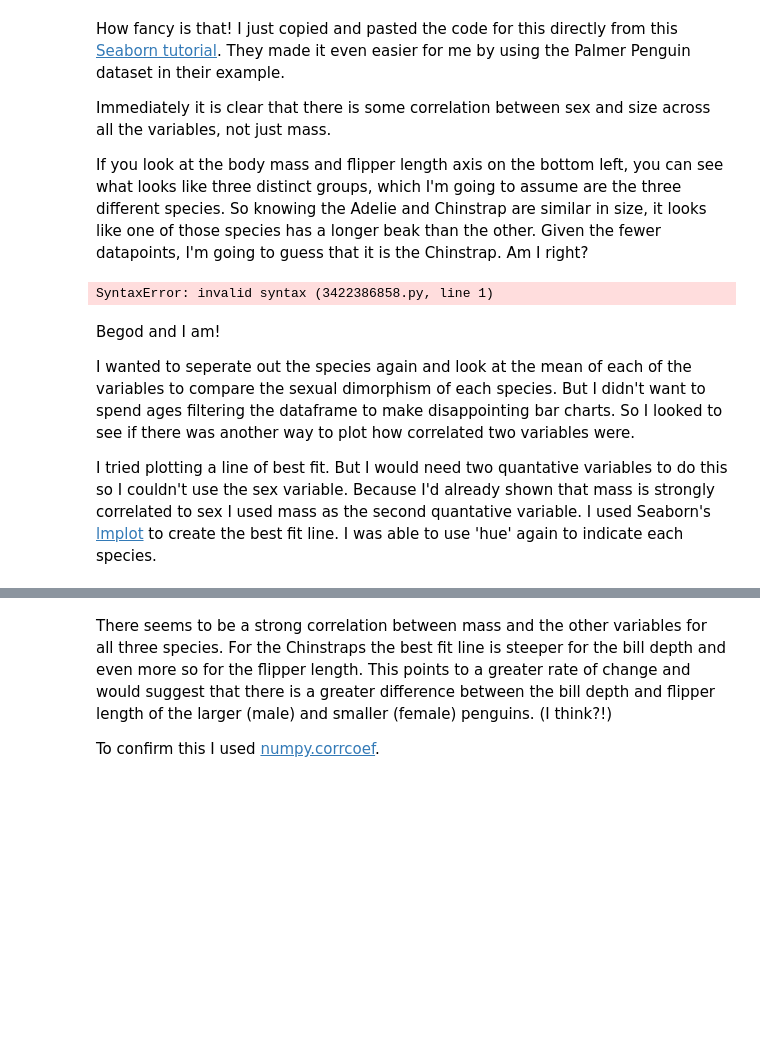
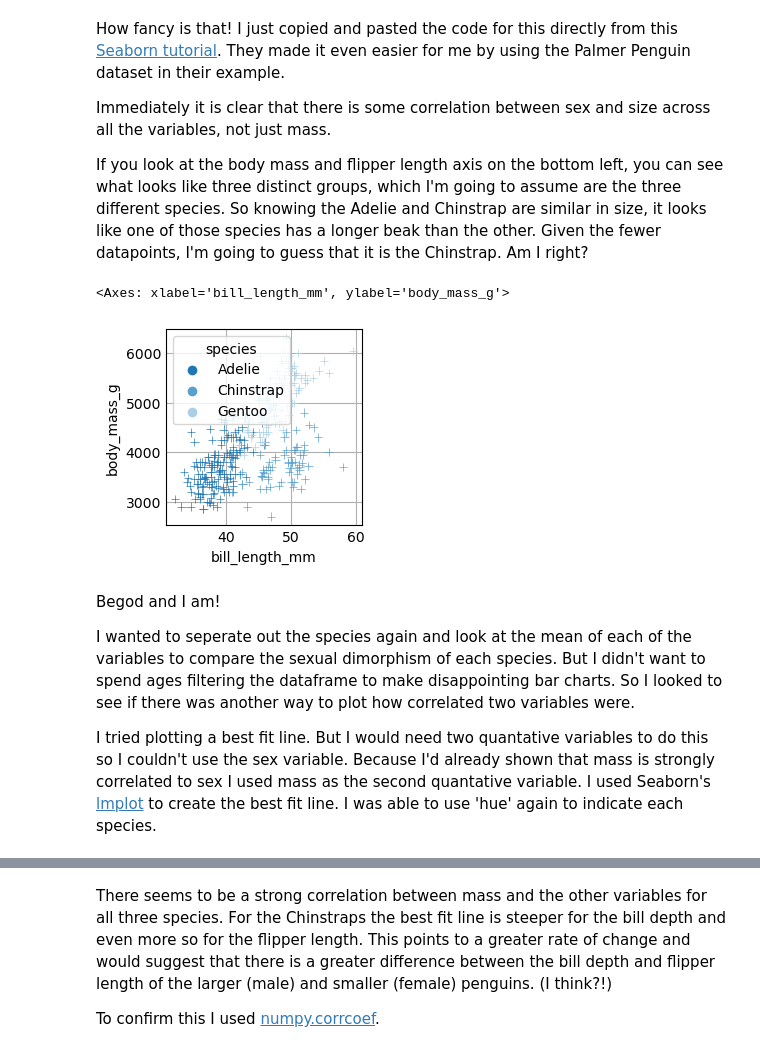
Before and after one commit to morgam7/poda-mywork, a Jupyter notebook: penguins.ipynb, the cells around one changed output, grey strips where cells are left out. Saved outputs shown, nothing was run; the diff lists cells and outputs as text; code cells hidden in the pictures; blank space fills up the shorter version.

```diff
--- a/penguins.ipynb
+++ b/penguins.ipynb
@@ -261,17 +261,16 @@ Immediately it is clear that there is some correlation between sex and size acro
 
 If you look at the body mass and flipper length axis on the bottom left, you can see what looks like three distinct groups, which I'm going to assume are the three different species. So knowing the Adelie and Chinstrap are similar in size, it looks like one of those species has a longer beak than the other. Given the fewer datapoints, I'm going to guess that it is the Chinstrap. Am I right?
 # %%
-Adelie =
-
 sns.scatterplot(df, y="body_mass_g", x="bill_length_mm", hue="species", marker="+")
 # %% [output]
-SyntaxError: invalid syntax (3422386858.py, line 1)
+<Axes: xlabel='bill_length_mm', ylabel='body_mass_g'>
+[figure, added]
 # %% [markdown]
 Begod and I am!
 
 I wanted to seperate out the species again and look at the mean of each of the variables to compare the sexual dimorphism of each species. But I didn't want to spend ages filtering the dataframe to make disappointing bar charts. So I looked to see if there was another way to plot how correlated two variables were.
 
-I tried plotting a line of best fit. But I would need two quantative variables to do this so I couldn't use the sex variable. Because I'd already shown that mass is strongly correlated to sex I used mass as the second quantative variable. I used Seaborn's [lmplot](http://seaborn.pydata.org/tutorial/regression.html) to create the best fit line. I was able to use 'hue' again to indicate each species.
+I tried plotting a best fit line. But I would need two quantative variables to do this so I couldn't use the sex variable. Because I'd already shown that mass is strongly correlated to sex I used mass as the second quantative variable. I used Seaborn's [lmplot](http://seaborn.pydata.org/tutorial/regression.html) to create the best fit line. I was able to use 'hue' again to indicate each species.
 # %%
 # Creating scatter plots for mass and other 3 variables with a line of best fit.
 # Indicating species with 'hue'
```
Also changed, not shown: parts of 6 cells of this notebook.
